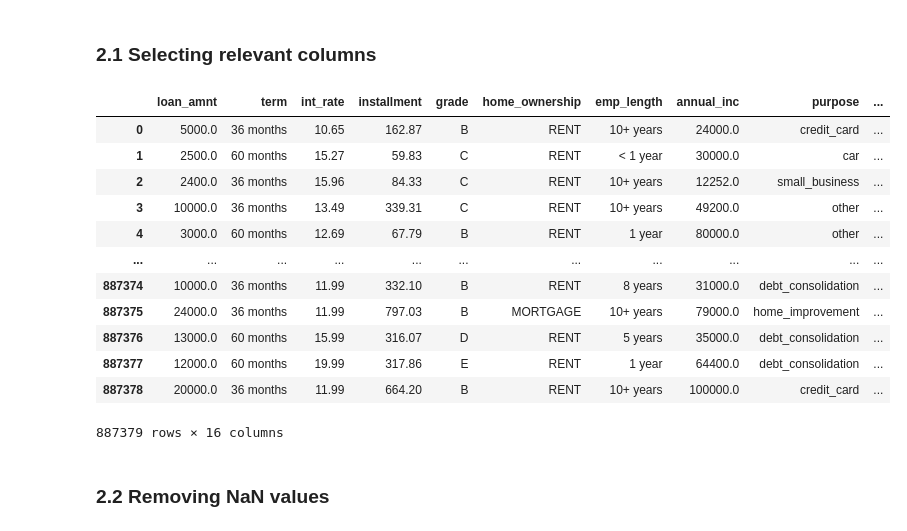
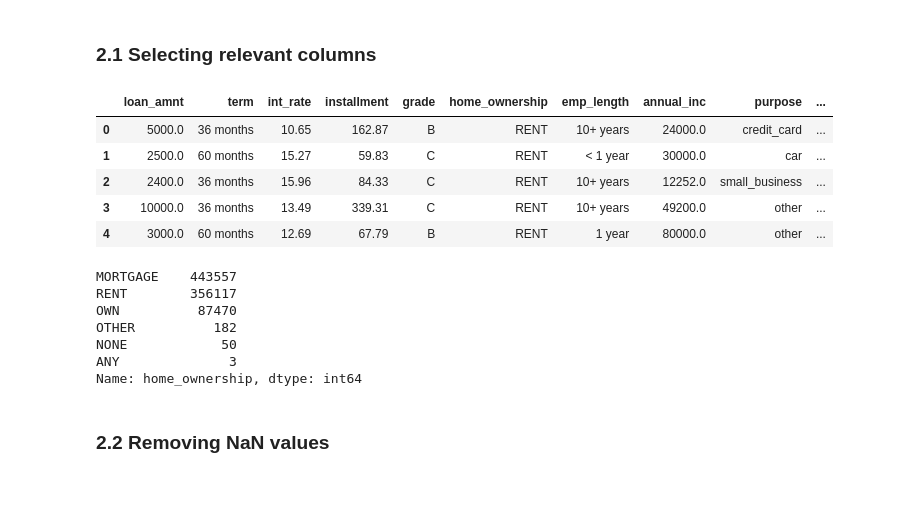
Before and after one commit to KamilShape/credit_risk_analysis, a Jupyter notebook: credit_risk_analysis.ipynb, the cells around one changed output. Saved outputs shown, nothing was run; the diff lists cells and outputs as text; code cells hidden in the pictures; blank space fills up the shorter version.

```diff
--- a/credit_risk_analysis.ipynb
+++ b/credit_risk_analysis.ipynb
@@ -37,21 +37,24 @@ loan.head()
 # %%
 loan2 = loan[['loan_amnt', 'term', 'int_rate', 'installment', 'grade', 'home_ownership', 'emp_length', 'annual_inc', 'purpose', 'dti', 'delinq_2yrs', 'application_type', 'annual_inc_joint', 'dti_joint', 'verification_status', 'loan_status']]
 # %%
-loan2
+loan2.head()
 # %% [output]
 |  | loan_amnt | term | int_rate | installment | grade | home_ownership | emp_length | annual_inc | purpose | ... |
 | 0 | 5000.0 | 36 months | 10.65 | 162.87 | B | RENT | 10+ years | 24000.0 | credit_card | ... |
 | 1 | 2500.0 | 60 months | 15.27 | 59.83 | C | RENT | < 1 year | 30000.0 | car | ... |
 | 2 | 2400.0 | 36 months | 15.96 | 84.33 | C | RENT | 10+ years | 12252.0 | small_business | ... |
 | 3 | 10000.0 | 36 months | 13.49 | 339.31 | C | RENT | 10+ years | 49200.0 | other | ... |
 | 4 | 3000.0 | 60 months | 12.69 | 67.79 | B | RENT | 1 year | 80000.0 | other | ... |
-| ... | ... | ... | ... | ... | ... | ... | ... | ... | ... | ... |
-| 887374 | 10000.0 | 36 months | 11.99 | 332.10 | B | RENT | 8 years | 31000.0 | debt_consolidation | ... |
-| 887375 | 24000.0 | 36 months | 11.99 | 797.03 | B | MORTGAGE | 10+ years | 79000.0 | home_improvement | ... |
-| 887376 | 13000.0 | 60 months | 15.99 | 316.07 | D | RENT | 5 years | 35000.0 | debt_consolidation | ... |
-| 887377 | 12000.0 | 60 months | 19.99 | 317.86 | E | RENT | 1 year | 64400.0 | debt_consolidation | ... |
-| 887378 | 20000.0 | 36 months | 11.99 | 664.20 | B | RENT | 10+ years | 100000.0 | credit_card | ... |
-887379 rows × 16 columns
+# %%
+loan2['home_ownership'].value_counts()
+# %% [output]
+MORTGAGE    443557
+RENT        356117
+OWN          87470
+OTHER          182
+NONE            50
+ANY              3
+Name: home_ownership, dtype: int64
 # %% [markdown]
 ### 2.2 Removing NaN values
 # %%
```
Also changed, not shown: parts of 12 cells of this notebook.
